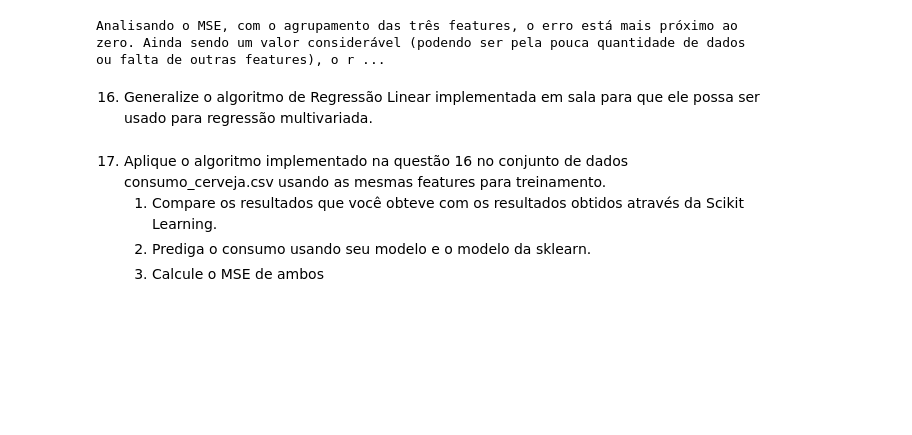
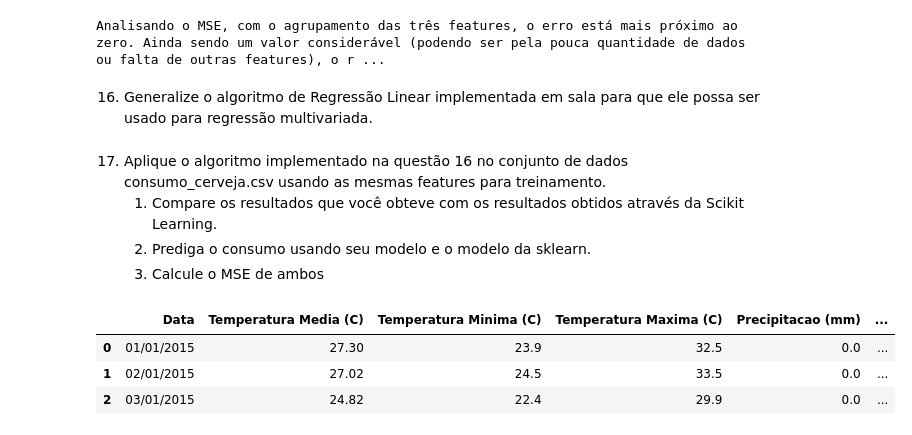
Before and after one commit to lennonalvesdias/fiap-8ia-python, a Jupyter notebook: trabalho_final.ipynb, the cells around one changed output. Saved outputs shown, nothing was run; the diff lists cells and outputs as text; code cells hidden in the pictures; blank space fills up the shorter version.

```diff
--- a/trabalho_final.ipynb
+++ b/trabalho_final.ipynb
@@ -273,3 +308,11 @@ Analisando o MSE, com o agrupamento das três features, o erro está mais próxi
     1. Compare os resultados que você obteve com os resultados obtidos através da Scikit Learning.
     2. Prediga o consumo usando seu modelo e o modelo da sklearn.
     3. Calcule o MSE de ambos
+# %%
+beer = pd.read_csv('./consumo_cerveja.csv', sep=';')
+beer.head(3)
+# %% [output]
+|  | Data | Temperatura Media (C) | Temperatura Minima (C) | Temperatura Maxima (C) | Precipitacao (mm) | ... |
+| 0 | 01/01/2015 | 27.30 | 23.9 | 32.5 | 0.0 | ... |
+| 1 | 02/01/2015 | 27.02 | 24.5 | 33.5 | 0.0 | ... |
+| 2 | 03/01/2015 | 24.82 | 22.4 | 29.9 | 0.0 | ... |
```
Also changed, not shown: parts of 7 cells of this notebook.
